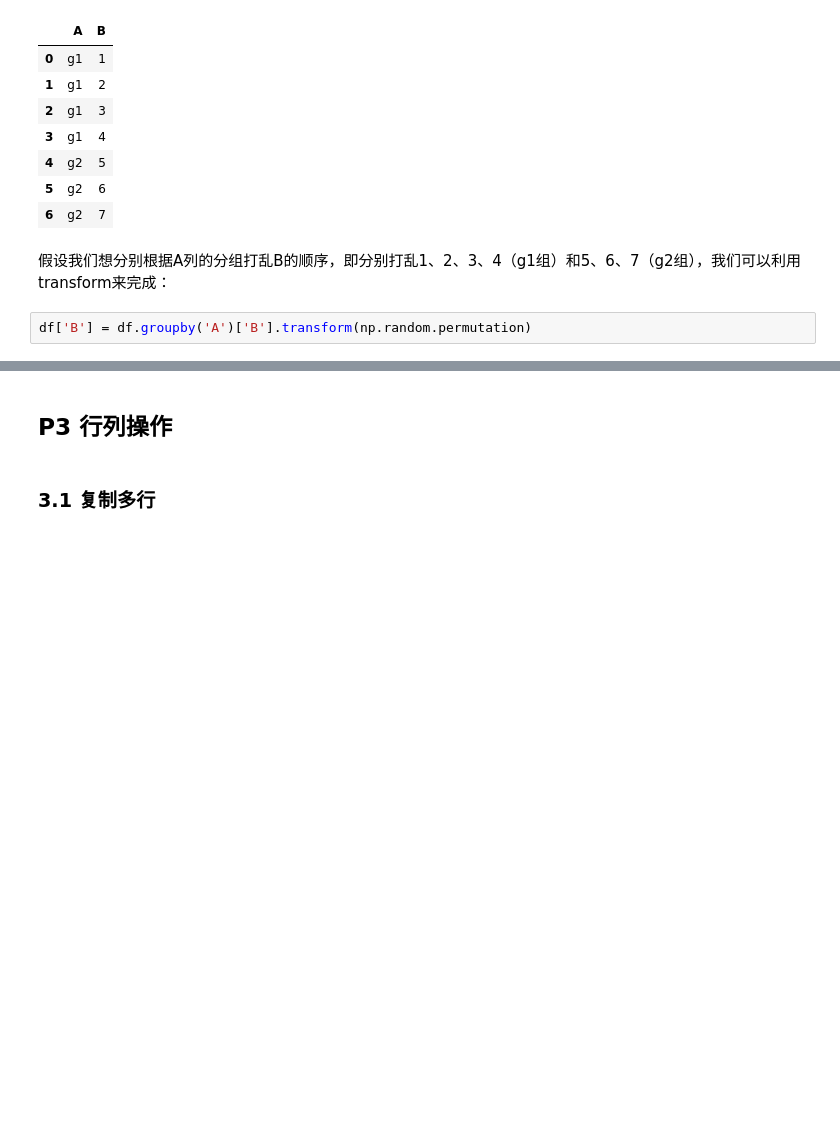
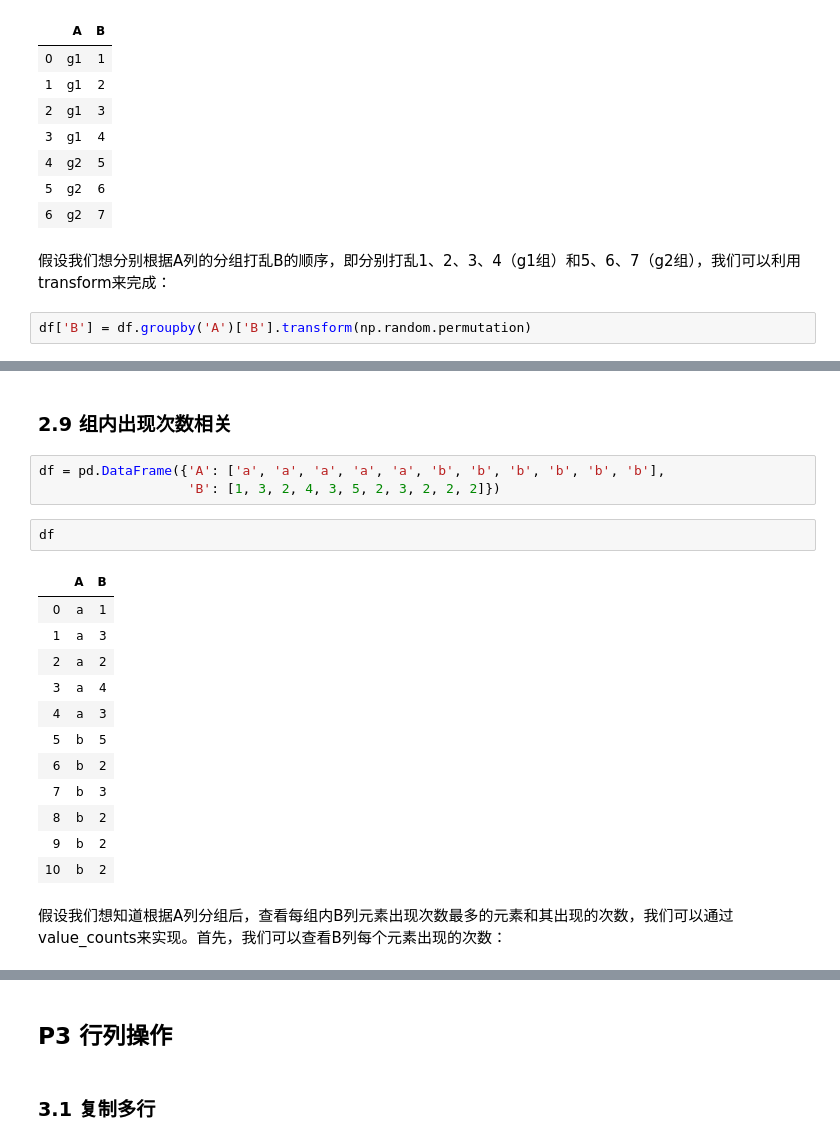
Before and after one commit to SilenceGTX/pandas_tricks, a Jupyter notebook: pandas_tricks.ipynb, the cells around one changed output, grey strips where cells are left out. Saved outputs shown, nothing was run; the diff lists cells and outputs as text; blank space fills up the shorter version.

```diff
--- a/pandas_tricks.ipynb
+++ b/pandas_tricks.ipynb
@@ -449,3 +449,25 @@ df
 | 4 | g2 | 5 |
 | 5 | g2 | 7 |
 | 6 | g2 | 6 |
+# %% [markdown]
+### 2.9 组内出现次数相关
+# %%
+df = pd.DataFrame({'A': ['a', 'a', 'a', 'a', 'a', 'b', 'b', 'b', 'b', 'b', 'b'],
+                   'B': [1, 3, 2, 4, 3, 5, 2, 3, 2, 2, 2]})
+# %%
+df
+# %% [output]
+|  | A | B |
+| 0 | a | 1 |
+| 1 | a | 3 |
+| 2 | a | 2 |
+| 3 | a | 4 |
+| 4 | a | 3 |
+| 5 | b | 5 |
+| 6 | b | 2 |
+| 7 | b | 3 |
+| 8 | b | 2 |
+| 9 | b | 2 |
+| 10 | b | 2 |
+# %% [markdown]
+假设我们想知道根据A列分组后，查看每组内B列元素出现次数最多的元素和其出现的次数，我们可以通过value_counts来实现。首先，我们可以查看B列每个元素出现的次数：
```
Also changed, not shown: parts of 45 cells of this notebook.
